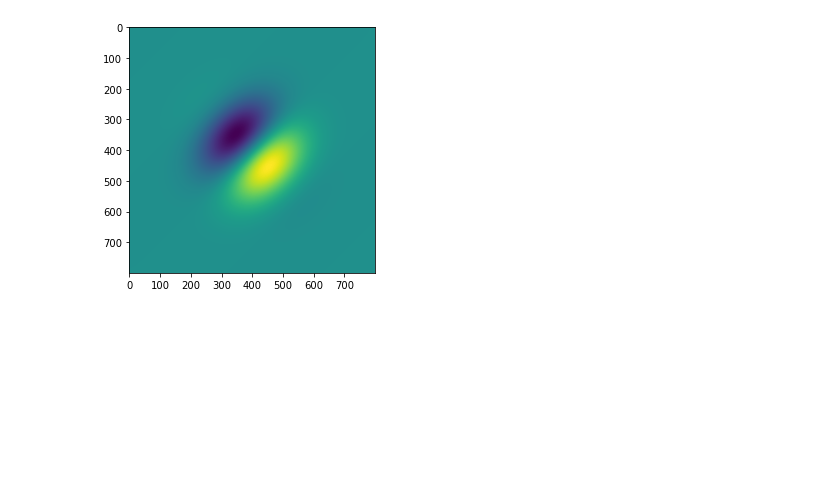
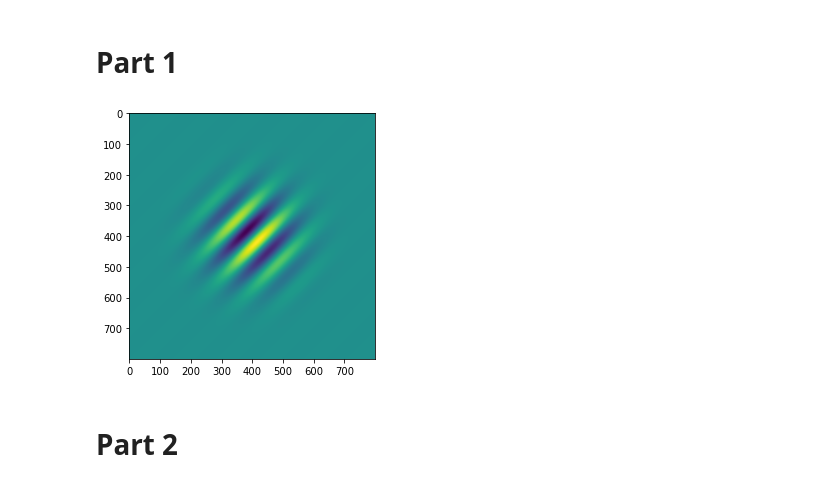
Before and after one commit to alexvillr/COMP3710, a Jupyter notebook: fractal_lab.ipynb, the cells around one changed output. Drawn from its saved outputs; the diff is of its cells as text; code cells hidden in the pictures; blank space fills up the shorter version.

```diff
--- a/fractal_lab.ipynb
+++ b/fractal_lab.ipynb
@@ -7,3 +9,5 @@ TF Version: 2.6.0
+# %% [markdown]
+# Part 1
 # %%
 X, Y = np.mgrid[-4.0:4:0.01, -4.0:4:0.01]
 xs = tf.constant(X.astype(np.float32))
@@ -17,10 +23,13 @@ zs = tf.math.sin(ys)
 # %%
 #product of two functions
-zs = (tf.exp(-(xs**2 + ys**2)/2.0)) * tf.math.sin(xs + ys)
+theta = np.pi / 4
+f = 1
+zs = (tf.exp(-(xs**2 + ys**2)/2.0)) * (tf.math.sin(2 * np.pi * f * (xs * tf.math.cos(theta) + ys * tf.math.sin(theta))))
 # %%
-import matplotlib.pyplot as plot
-plot.imshow(zs.numpy())
-plot.tight_layout()
-plot.show()
+plt.imshow(zs.numpy())
+plt.tight_layout()
+plt.show()
 # %% [output]
-[figure, old version]
+[figure, new version]
+# %% [markdown]
+# Part 2
```
Also changed, not shown: parts of 10 cells of this notebook, 2 other files.
